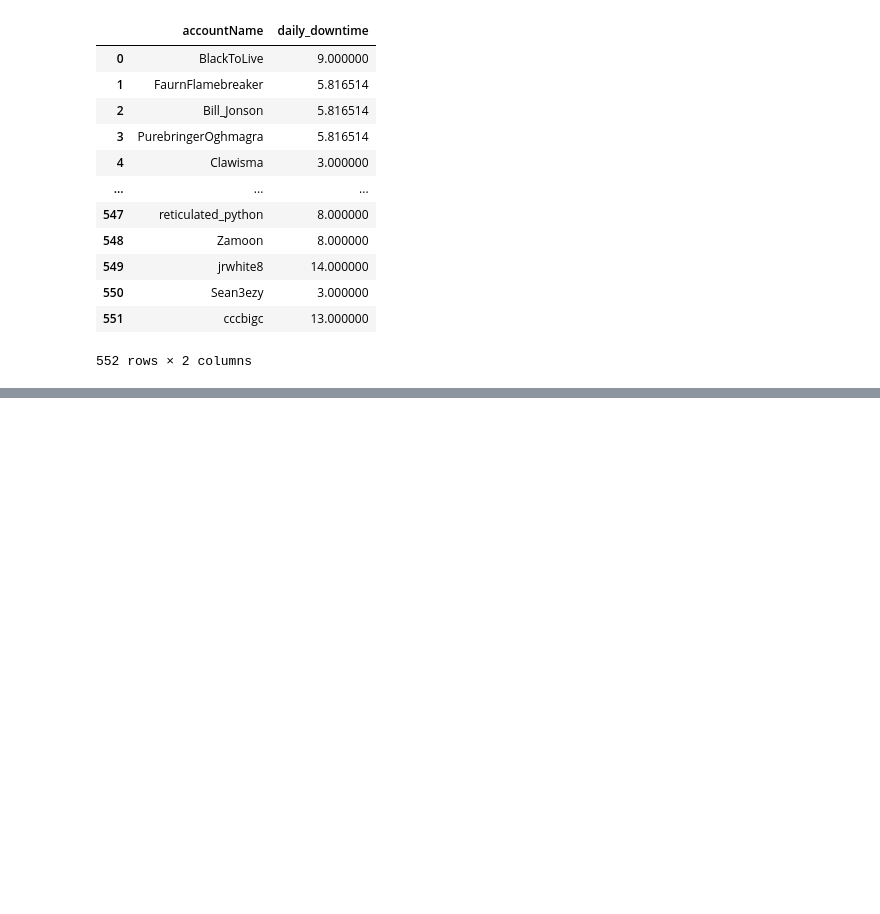
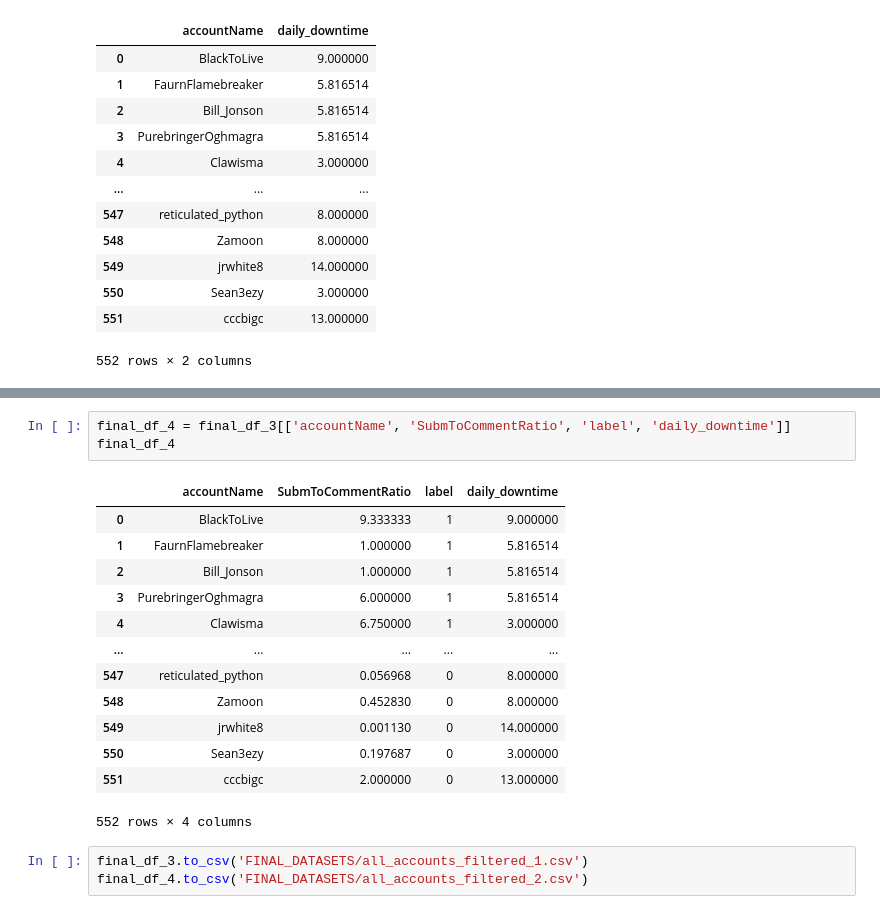
Before and after one commit to benibienz/reddit-analysis, a Jupyter notebook: Data/FeatureEngineering-Final.ipynb, the cells around one changed output, grey strips where cells are left out. Cells and saved outputs as stored; diff of their text form; blank space fills up the shorter version.

Commit message:
All Final datasets (6 sets) written to csv files

```diff
--- a/Data/FeatureEngineering-Final.ipynb
+++ b/Data/FeatureEngineering-Final.ipynb
@@ -364,0 +380,20 @@ final_df_3 = pd.merge(temp_with_dd_2, temp_df_witho)
+# %%
+final_df_4 = final_df_3[['accountName', 'SubmToCommentRatio', 'label', 'daily_downtime']]
+final_df_4
+# %% [output]
+|  | accountName | SubmToCommentRatio | label | daily_downtime |
+| 0 | BlackToLive | 9.333333 | 1 | 9.000000 |
+| 1 | FaurnFlamebreaker | 1.000000 | 1 | 5.816514 |
+| 2 | Bill_Jonson | 1.000000 | 1 | 5.816514 |
+| 3 | PurebringerOghmagra | 6.000000 | 1 | 5.816514 |
+| 4 | Clawisma | 6.750000 | 1 | 3.000000 |
+| ... | ... | ... | ... | ... |
+| 547 | reticulated_python | 0.056968 | 0 | 8.000000 |
+| 548 | Zamoon | 0.452830 | 0 | 8.000000 |
+| 549 | jrwhite8 | 0.001130 | 0 | 14.000000 |
+| 550 | Sean3ezy | 0.197687 | 0 | 3.000000 |
+| 551 | cccbigc | 2.000000 | 0 | 13.000000 |
+552 rows × 4 columns
+# %%
+final_df_3.to_csv('FINAL_DATASETS/all_accounts_filtered_1.csv')
+final_df_4.to_csv('FINAL_DATASETS/all_accounts_filtered_2.csv')
```
Also changed, not shown: parts of 11 cells of this notebook, 2 other files.
